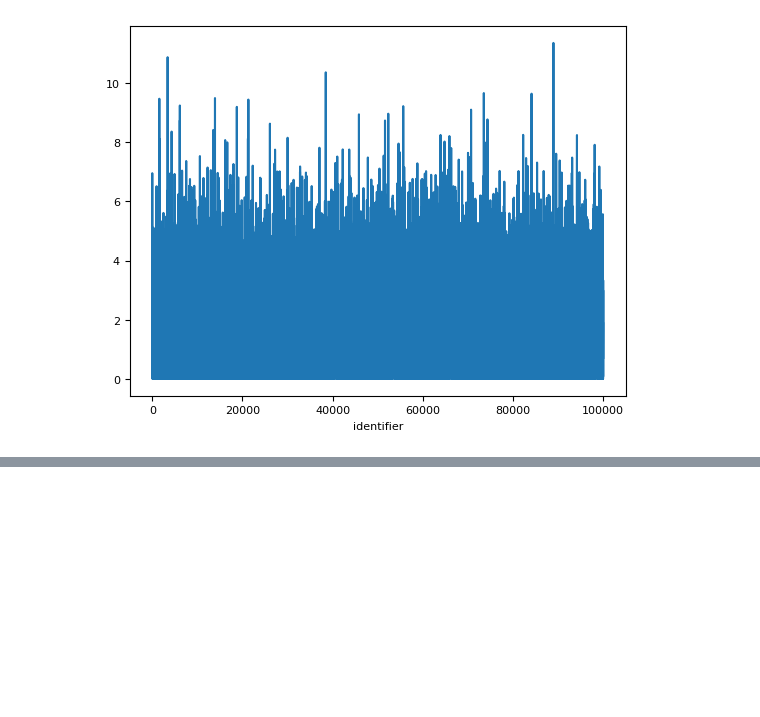
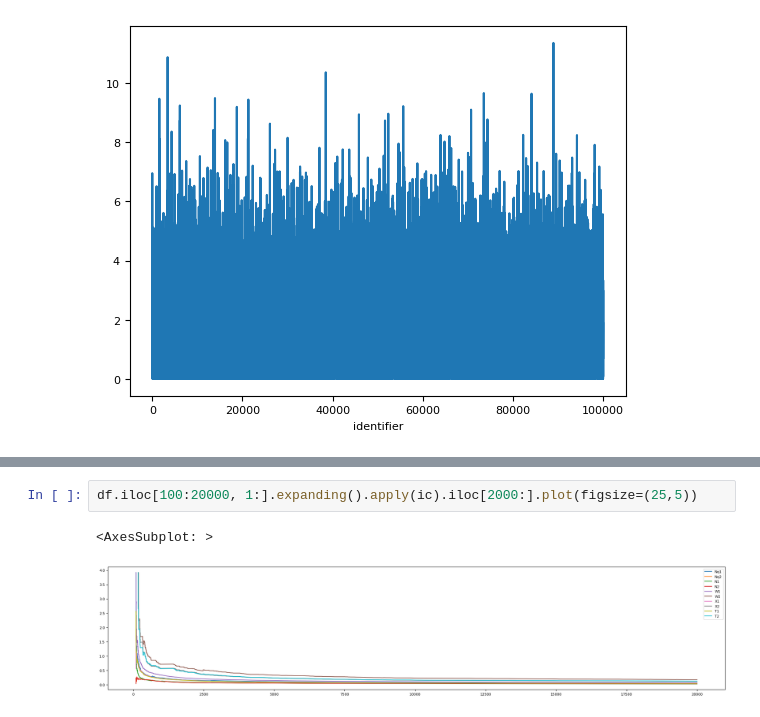
Before and after one commit to viniciuslettieri/2022.2---Avaliacao-e-Desempenho, a Jupyter notebook: Simulacoes/analise_simulacao.ipynb, the cells around one changed output, grey strips where cells are left out. Saved outputs shown, nothing was run; the diff lists cells and outputs as text; blank space fills up the shorter version.

```diff
--- a/Simulacoes/analise_simulacao.ipynb
+++ b/Simulacoes/analise_simulacao.ipynb
@@ -163,0 +175,5 @@ statistics["tm_service2"].plot()
+# %%
+df.iloc[100:20000, 1:].expanding().apply(ic).iloc[2000:].plot(figsize=(25,5))
+# %% [output]
+<AxesSubplot: >
+[figure, added]
```
Also changed, not shown: parts of 7 cells of this notebook, 12 other files.
